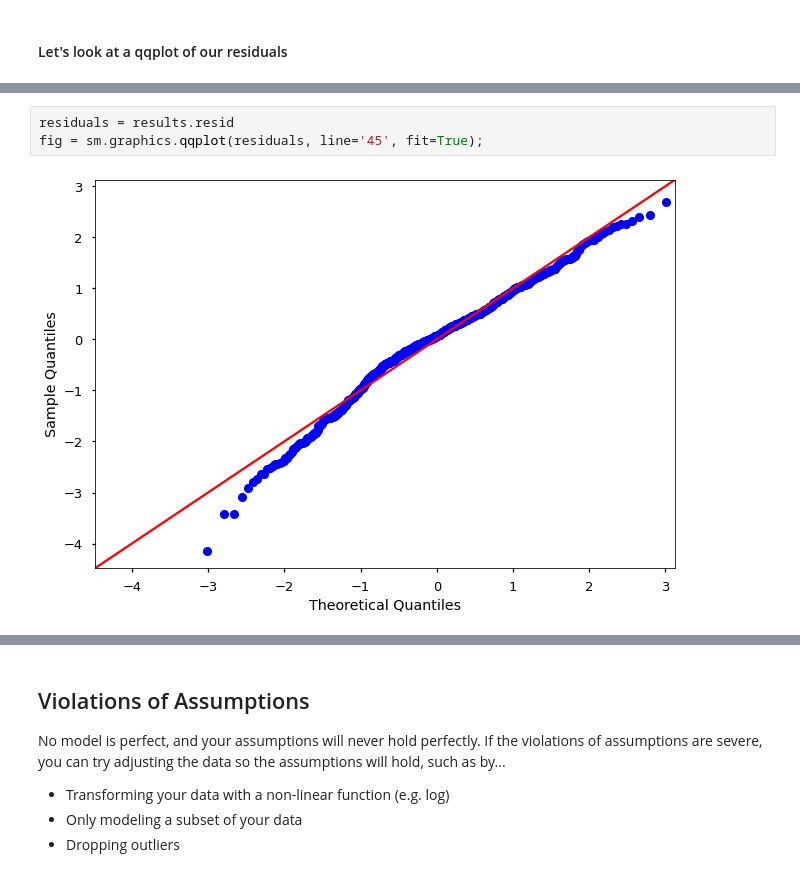
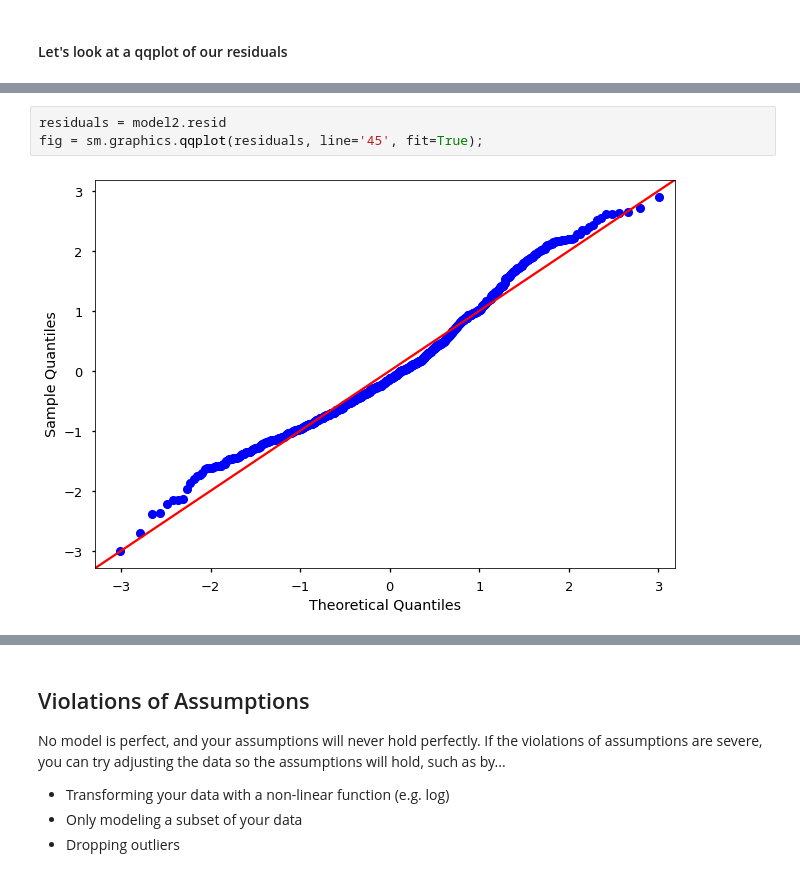
Before and after one commit to cwf231/StudyGroups, a Jupyter notebook: StudyGroupNotes/Phase_2/2.18_linear_regression.ipynb, the cells around one changed output, grey strips where cells are left out. Cells and saved outputs as stored; diff of their text form.

```diff
--- a/StudyGroupNotes/Phase_2/2.18_linear_regression.ipynb
+++ b/StudyGroupNotes/Phase_2/2.18_linear_regression.ipynb
@@ -415,8 +439,8 @@ The normality assumption states that the model _residuals_ should follow a norma
 # %%
-residuals = results.resid
+residuals = model2.resid
 fig = sm.graphics.qqplot(residuals, line='45', fit=True);
 # %% [output]
-[figure, old version]
+[figure, new version]
 # %% [markdown]
 ***Demo: Sample Residual Distributions and their QQ-plots.***
 
```
Also changed, not shown: parts of 8 cells of this notebook.
